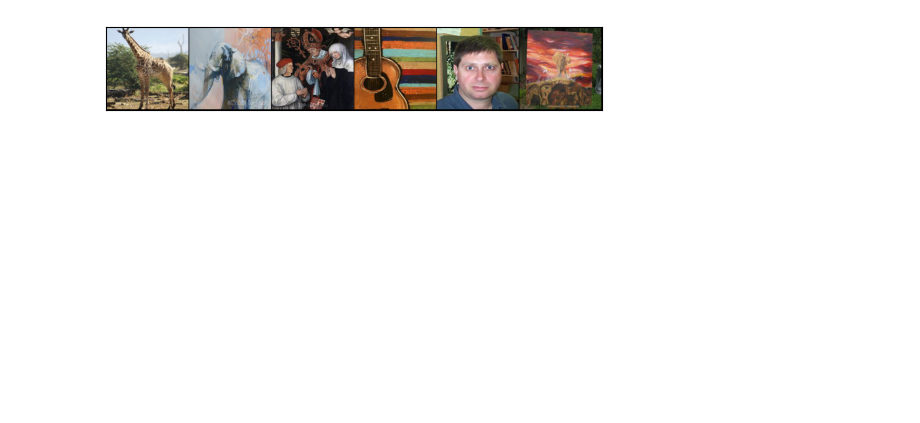
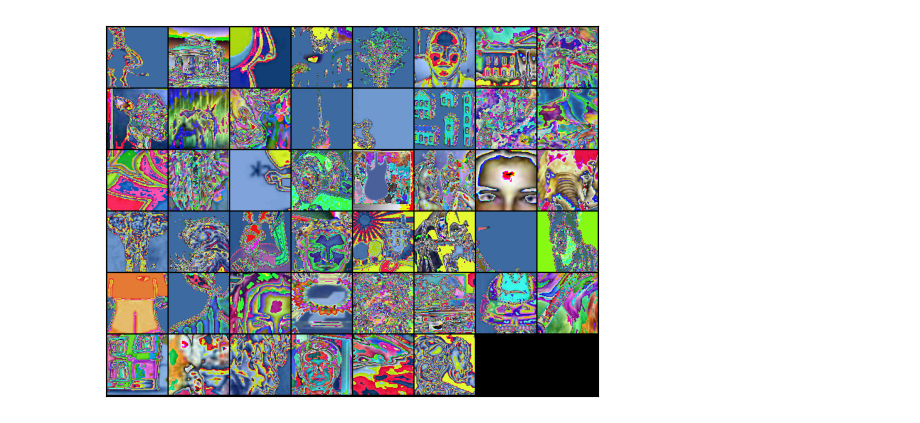
Before and after one commit to myasincifci/dispatch_smol, a Jupyter notebook: notebooks/dataset_benchmark.ipynb, the cells around one changed output. Drawn from its saved outputs; the diff is of its cells as text; code cells hidden in the pictures; blank space fills up the shorter version.

```diff
--- a/notebooks/dataset_benchmark.ipynb
+++ b/notebooks/dataset_benchmark.ipynb
@@ -11,14 +14,27 @@ from torchvision.transforms import functional as FT
+# %%
+train_transform = BYOLTransform(
+    view_1_transform=T.Compose([
+        T.ToPILImage(),
+        T.Resize(96),
+        BYOLView1Transform(input_size=96, gaussian_blur=0.0),
+    ]),
+    view_2_transform=T.Compose([
+        T.ToPILImage(),
+        T.Resize(96),
+        BYOLView2Transform(input_size=96, gaussian_blur=0.0),
+    ])
+)
 # %%
 dataset = PACSDataset(
-    root='./PACS.hdf5',
-    leave_out=['sketch', 'cartoon'],
-    transform=T.ToTensor()
+    root='../../data',
+    leave_out=['sketch'],
+    transform=train_transform
 )
 # %%
-dataloader = DataLoader(dataset, batch_size=64, num_workers=4)
+dataloader = DataLoader(dataset, batch_size=128, num_workers=8)
 # %%
 for batch in tqdm(dataloader):
-    pass
+    (images0, images1), clss, domains = batch
 # %%
 def show(imgs):
     if not isinstance(imgs, list):
@@ -30,6 +46,6 @@ def show(imgs):
         axs[0, i].imshow(np.asarray(img))
         axs[0, i].set(xticklabels=[], yticklabels=[], xticks=[], yticks=[])
 # %%
-show(make_grid(batch[0][:]))
+show(make_grid(batch[0][0][:]))
 # %% [output]
-[figure, old version]
+[figure, new version]
```
Also changed, not shown: parts of 2 cells of this notebook, 4 other files.
